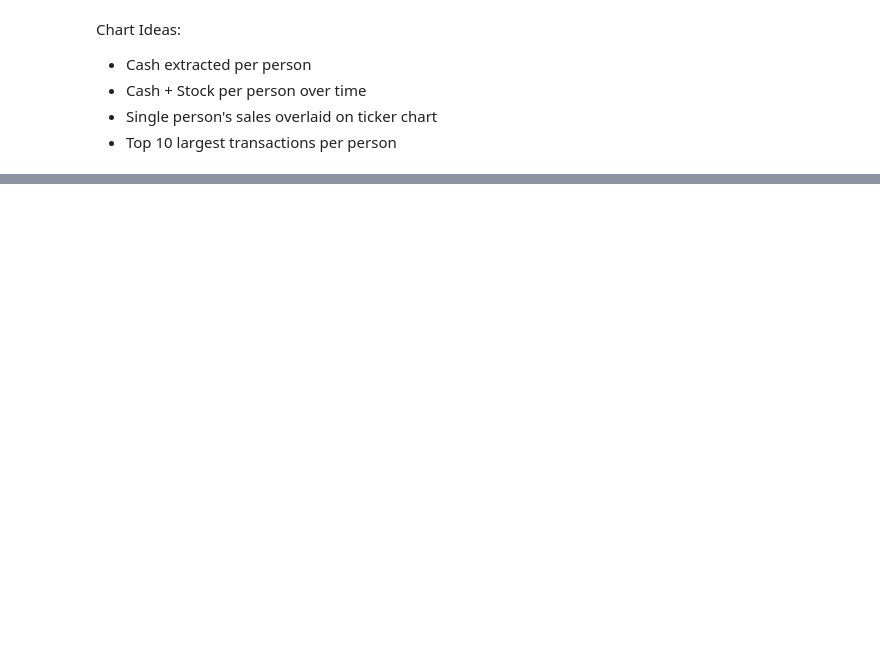
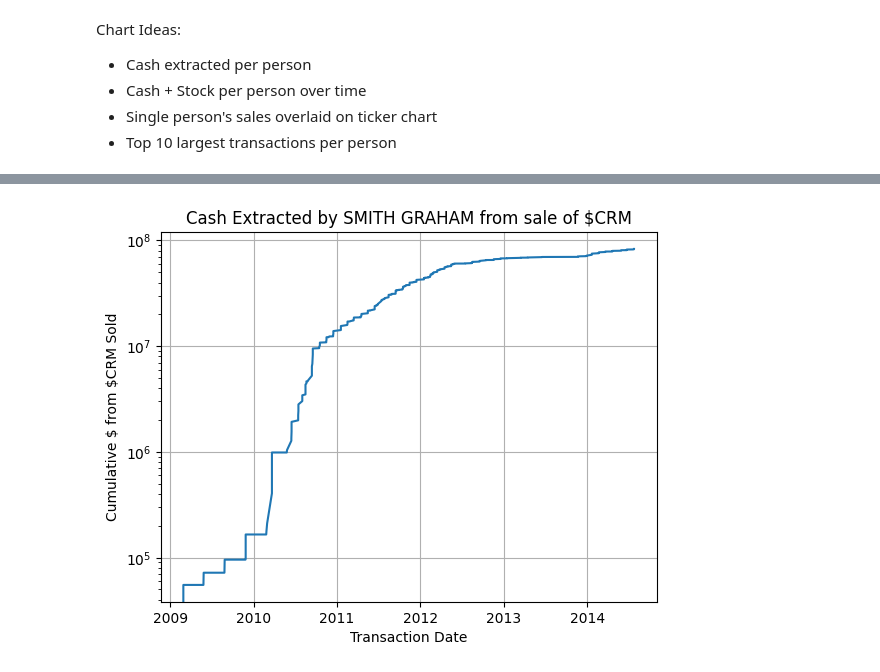
Before and after one commit to khalidelassaad/sec-jupyter, a Jupyter notebook: sec-api.ipynb, the cells around one changed output, grey strips where cells are left out. Saved outputs shown, nothing was run; the diff lists cells and outputs as text; code cells hidden in the pictures; blank space fills up the shorter version.

```diff
--- a/sec-api.ipynb
+++ b/sec-api.ipynb
@@ -616,0 +617,26 @@ Chart Ideas:
+# %%
+def chart_cash_extracted_by_person_over_time(common_stock_dataframe, person):
+    ticker = common_stock_dataframe['issuer_ticker'].mode()[0]
+
+    fig, ax = plt.subplots()
+
+
+    one_person_df = pd.DataFrame(
+        common_stock_dataframe[common_stock_dataframe['name_of_reporting_person'] == person]
+    )
+    one_person_df = one_person_df.sort_values(by='transaction_date')
+    x = one_person_df['transaction_date']
+    y = one_person_df['dollars_moved'].cumsum()
+    ax.plot(x, y, label = person)
+
+    ax.set_xlabel("Transaction Date")
+    ax.set_ylabel("Cumulative \$ from ${} Sold".format(ticker))
+    ax.set_yscale("log")
+    ax.set_title("Cash Extracted by {} from sale of ${}".format(person, ticker))
+    ax.grid()
+
+    plt.show()
+
+chart_cash_extracted_by_person_over_time(common_stock_dataframe, 'SMITH GRAHAM')
+# %% [output]
+[figure, added]
```
Also changed, not shown: parts of 5 cells of this notebook.
